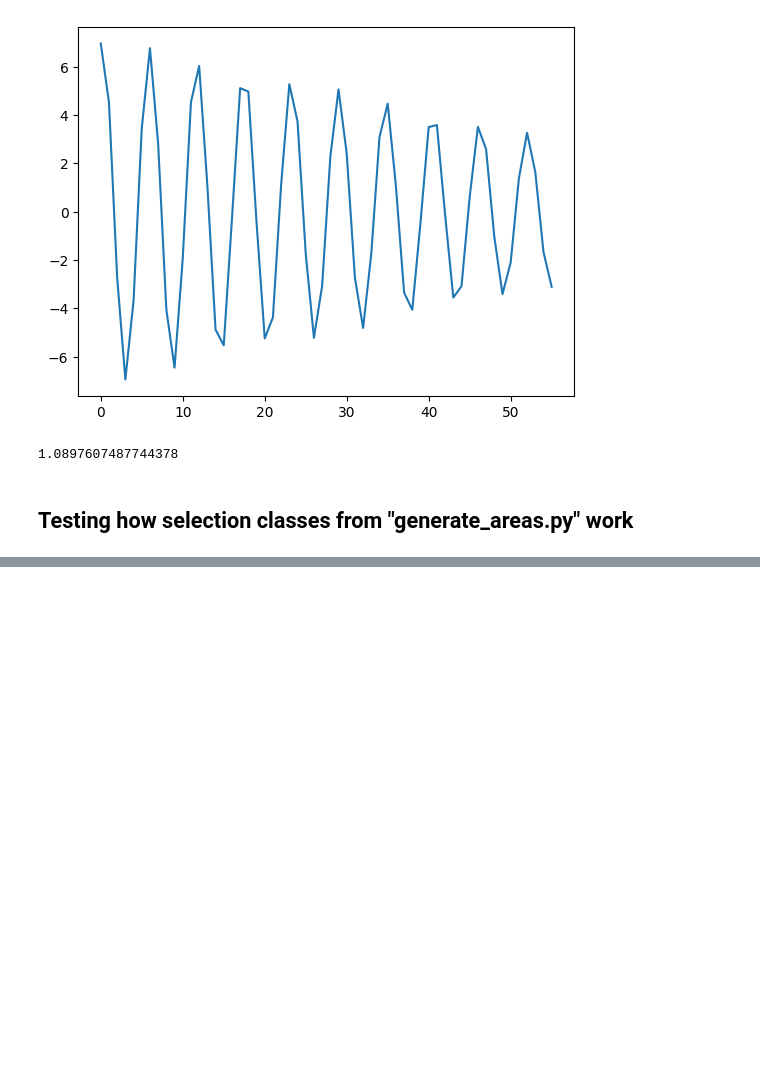
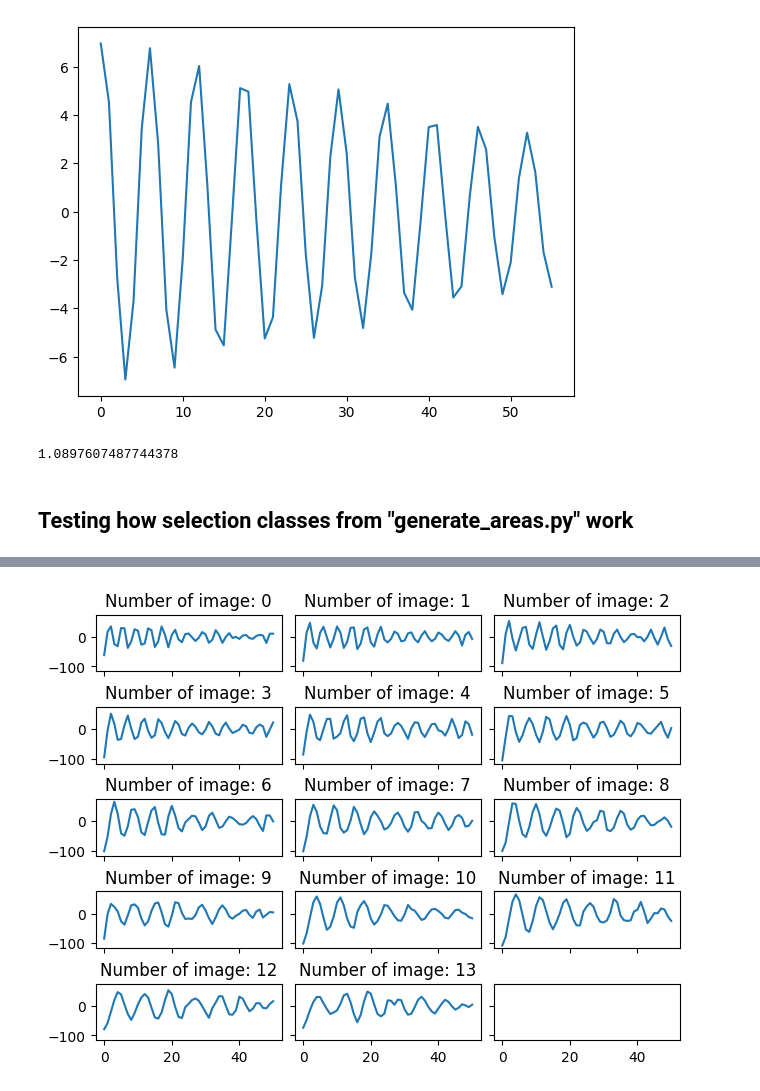
Before and after one commit to annamogo/DiplomaLISF, a Jupyter notebook: FRINGE_PATTERN_AN/Test_Area.ipynb, the cells around one changed output, grey strips where cells are left out. Saved outputs shown, nothing was run; the diff lists cells and outputs as text; code cells hidden in the pictures; blank space fills up the shorter version.

```diff
--- a/FRINGE_PATTERN_AN/Test_Area.ipynb
+++ b/FRINGE_PATTERN_AN/Test_Area.ipynb
@@ -111,0 +100,6 @@ lines.plot()
+# %%
+num = [i-1 for i in num_peaks]
+lines_flt.filter_low_frq(nl=num)
+lines_flt.plot()
+# %% [output]
+[figure, added]
```
Also changed, not shown: parts of 20 cells of this notebook, 3 other files.
